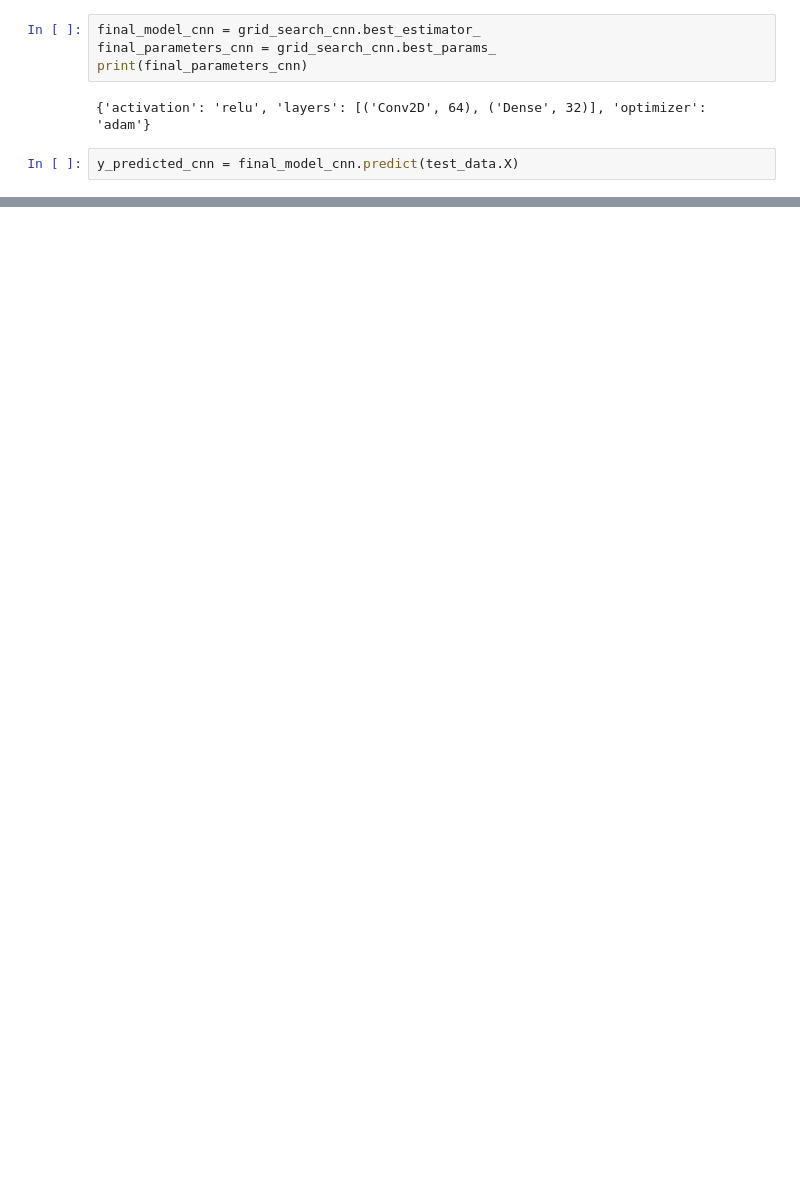
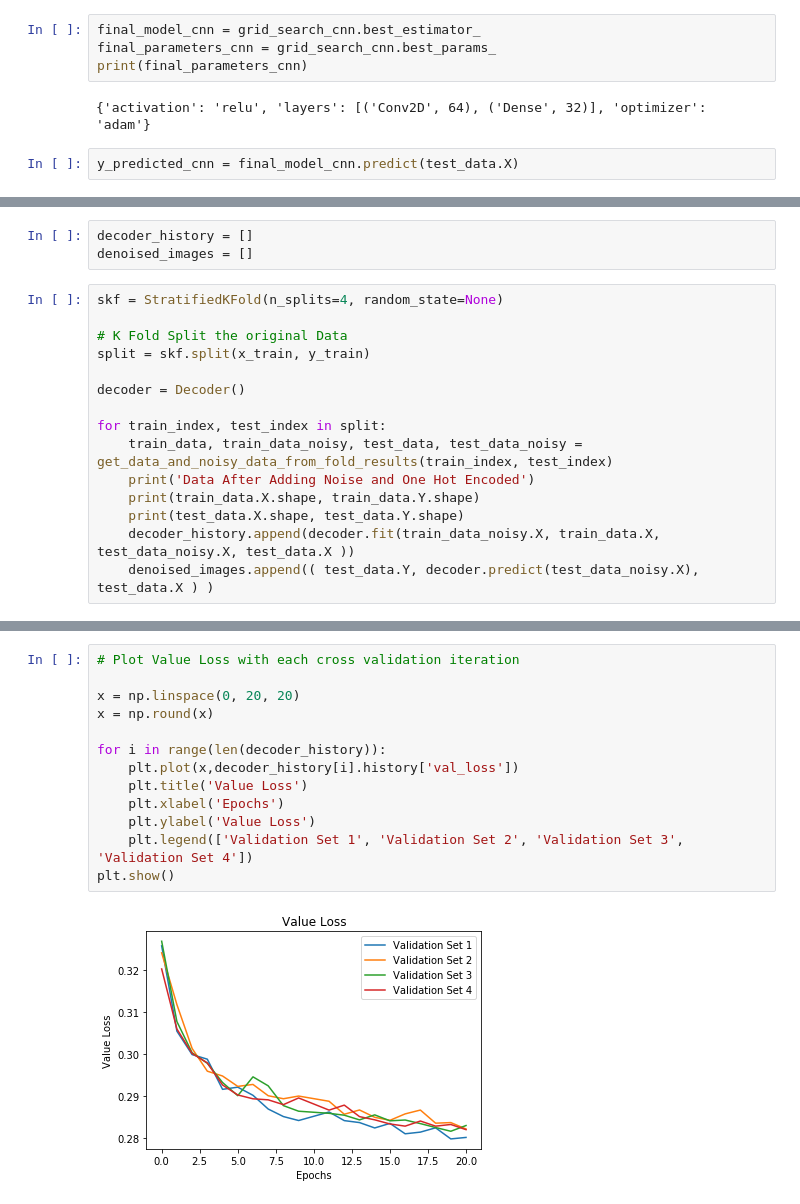
Before and after one commit to shivammehta007/Deep-Learning, a Jupyter notebook: Task 2 CNN.ipynb, the cells around one changed output, grey strips where cells are left out. Cells and saved outputs as stored; diff of their text form; blank space fills up the shorter version.

```diff
--- a/Task 2 CNN.ipynb
+++ b/Task 2 CNN.ipynb
@@ -337,0 +455,18 @@ print(cnn_accuracy)
+# %%
+decoder_history = []
+denoised_images = []
+# %%
+skf = StratifiedKFold(n_splits=4, random_state=None)
+
+# K Fold Split the original Data
+split = skf.split(x_train, y_train)
+
+decoder = Decoder()
+
+for train_index, test_index in split:
+    train_data, train_data_noisy, test_data, test_data_noisy = get_data_and_noisy_data_from_fold_results(train_index, test_index)
+    print('Data After Adding Noise and One Hot Encoded')
+    print(train_data.X.shape, train_data.Y.shape)
+    print(test_data.X.shape, test_data.Y.shape)
+    decoder_history.append(decoder.fit(train_data_noisy.X, train_data.X, test_data_noisy.X, test_data.X ))
+    denoised_images.append(( test_data.Y, decoder.predict(test_data_noisy.X), test_data.X ) )
@@ -337,0 +491,15 @@ print(cnn_accuracy)
+# %%
+# Plot Value Loss with each cross validation iteration
+
+x = np.linspace(0, 20, 20)
+x = np.round(x)
+
+for i in range(len(decoder_history)):
+    plt.plot(x,decoder_history[i].history['val_loss'])
+    plt.title('Value Loss')
+    plt.xlabel('Epochs')
+    plt.ylabel('Value Loss')
+    plt.legend(['Validation Set 1', 'Validation Set 2', 'Validation Set 3', 'Validation Set 4'])
+plt.show()
+# %% [output]
+[figure, added]
```
Also changed, not shown: parts of 49 cells of this notebook.
